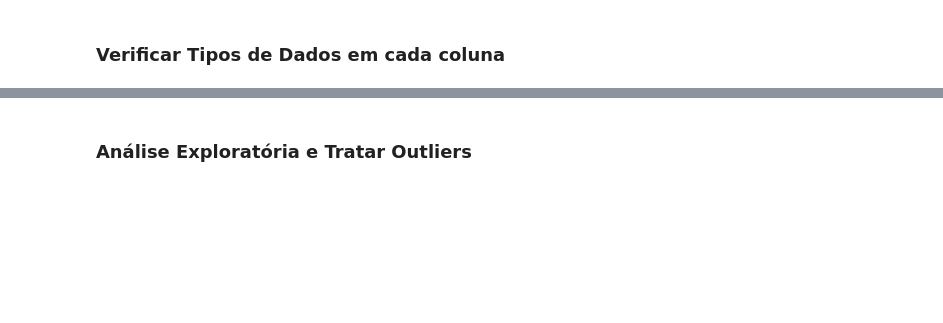
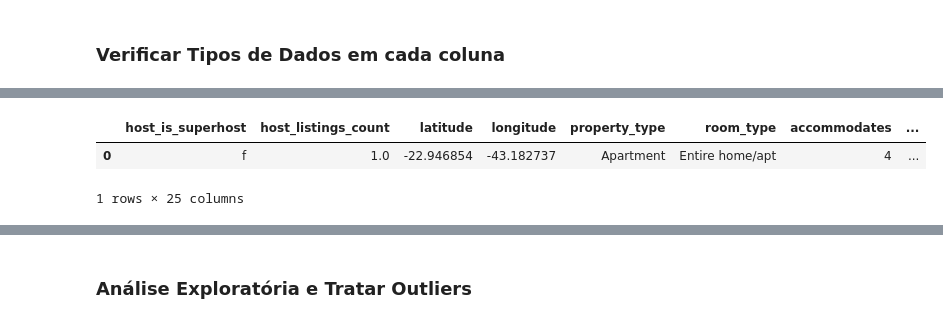
Before and after one commit to durvallins/Estudo_Hashtag, a Jupyter notebook: Módulo 41 - Proj 03 - Ciência de Dados à Mercado de Trabalho/Airbnb Rio.ipynb, the cells around one changed output, grey strips where cells are left out. Saved outputs shown, nothing was run; the diff lists cells and outputs as text; code cells hidden in the pictures; blank space fills up the shorter version.

```diff
--- a/Módulo 41 - Proj 03 - Ciência de Dados à Mercado de Trabalho/Airbnb Rio.ipynb
+++ b/Módulo 41 - Proj 03 - Ciência de Dados à Mercado de Trabalho/Airbnb Rio.ipynb
@@ -134,0 +230,15 @@ print(base_airbnb['square_feet'].isnull().sum())
+# %%
+# Ainda excluíndo colunas inúteis
+base_airbnb=base_airbnb.drop('review_scores_rating', axis=1)
+base_airbnb=base_airbnb.drop('review_scores_accuracy', axis=1)
+base_airbnb=base_airbnb.drop('review_scores_cleanliness', axis=1)
+base_airbnb=base_airbnb.drop('review_scores_checkin', axis=1)
+base_airbnb=base_airbnb.drop('review_scores_communication', axis=1)
+base_airbnb=base_airbnb.drop('review_scores_location', axis=1)
+base_airbnb=base_airbnb.drop('review_scores_value', axis=1)
+
+base_airbnb.head(1)
+# %% [output]
+|  | host_is_superhost | host_listings_count | latitude | longitude | property_type | room_type | accommodates | ... |
+| 0 | f | 1.0 | -22.946854 | -43.182737 | Apartment | Entire home/apt | 4 | ... |
+1 rows × 25 columns
```
Also changed, not shown: parts of 16 cells of this notebook.
